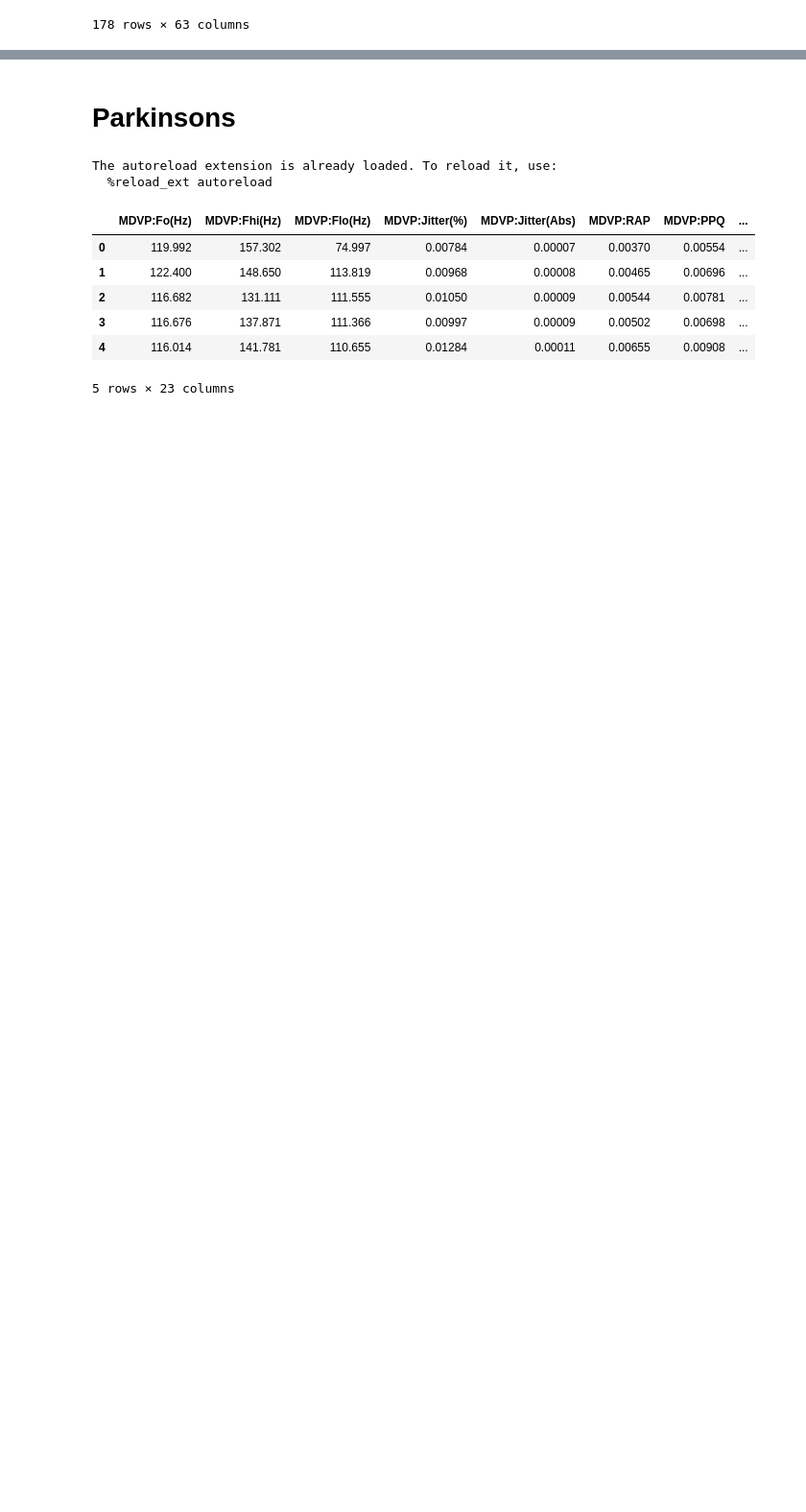
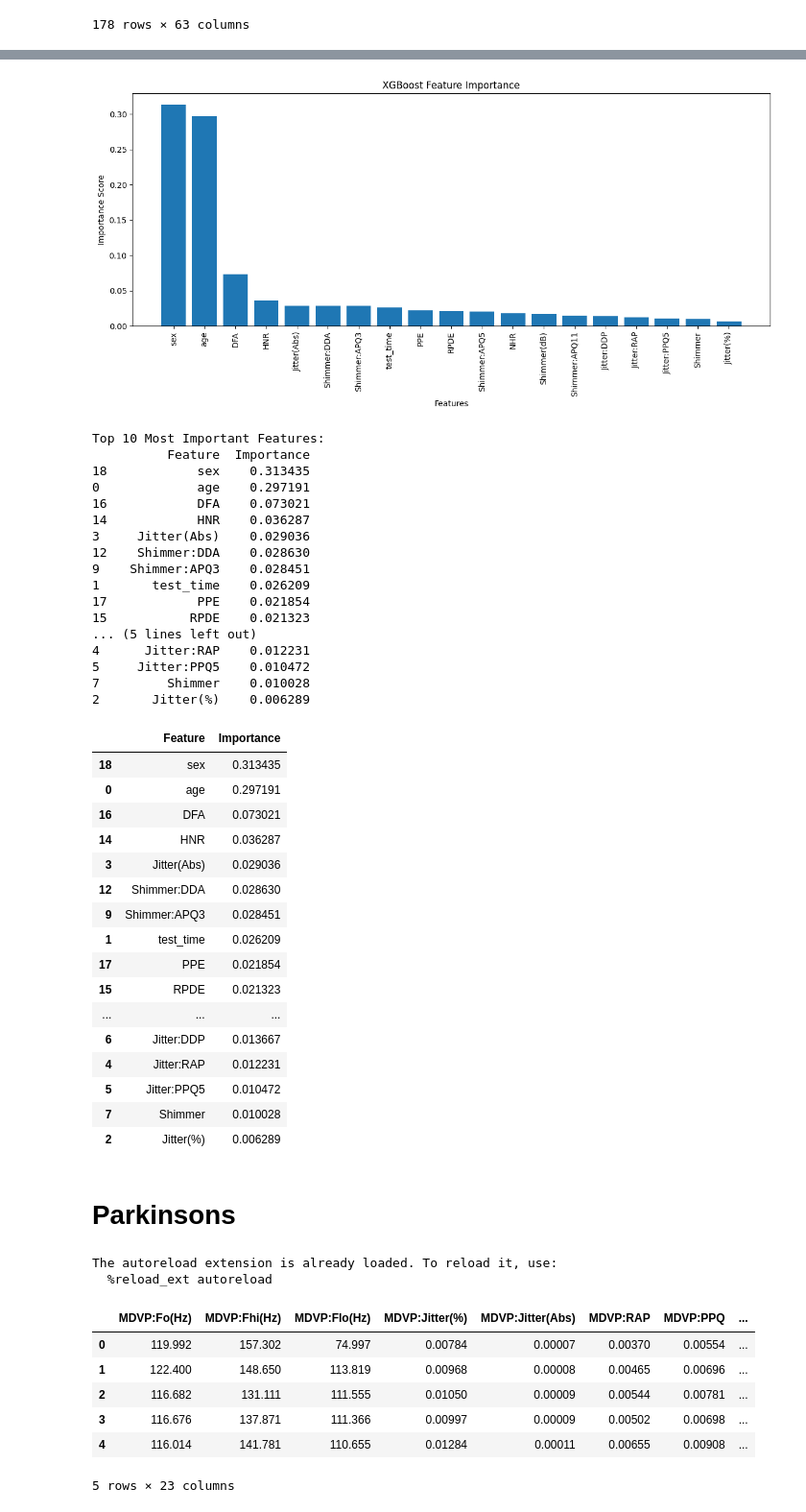
Before and after one commit to sitaomin1994/MedicalDataKit, a Jupyter notebook: notebook/data_fetch.ipynb, the cells around one changed output, grey strips where cells are left out. Shown at 96% size. Saved outputs shown, nothing was run; the diff lists cells and outputs as text; code cells hidden in the pictures; blank space fills up the shorter version.

```diff
--- a/notebook/data_fetch.ipynb
+++ b/notebook/data_fetch.ipynb
@@ -1830,3 +1924,41 @@ MAE: 0.0716
+# %%
+feature_importance(model, data, config)
+# %% [output]
+[figure, added]
+Top 10 Most Important Features:
+          Feature  Importance
+18            sex    0.313435
+0             age    0.297191
+16            DFA    0.073021
+14            HNR    0.036287
+3     Jitter(Abs)    0.029036
+12    Shimmer:DDA    0.028630
+9    Shimmer:APQ3    0.028451
+1       test_time    0.026209
+17            PPE    0.021854
+15           RPDE    0.021323
+... (5 lines left out)
+4      Jitter:RAP    0.012231
+5     Jitter:PPQ5    0.010472
+7         Shimmer    0.010028
+2       Jitter(%)    0.006289
+|  | Feature | Importance |
+| 18 | sex | 0.313435 |
+| 0 | age | 0.297191 |
+| 16 | DFA | 0.073021 |
+| 14 | HNR | 0.036287 |
+| 3 | Jitter(Abs) | 0.029036 |
+| 12 | Shimmer:DDA | 0.028630 |
+| 9 | Shimmer:APQ3 | 0.028451 |
+| 1 | test_time | 0.026209 |
+| 17 | PPE | 0.021854 |
+| 15 | RPDE | 0.021323 |
+| ... | ... | ... |
+| 6 | Jitter:DDP | 0.013667 |
+| 4 | Jitter:RAP | 0.012231 |
+| 5 | Jitter:PPQ5 | 0.010472 |
+| 7 | Shimmer | 0.010028 |
+| 2 | Jitter(%) | 0.006289 |
 # %% [markdown]
 # Parkinsons
 # %%
```
Also changed, not shown: parts of 48 cells of this notebook, 5 other files.
